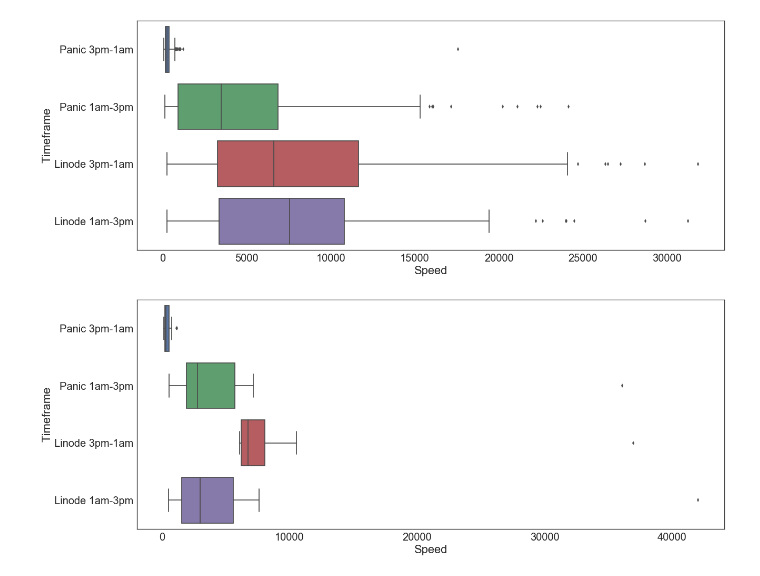
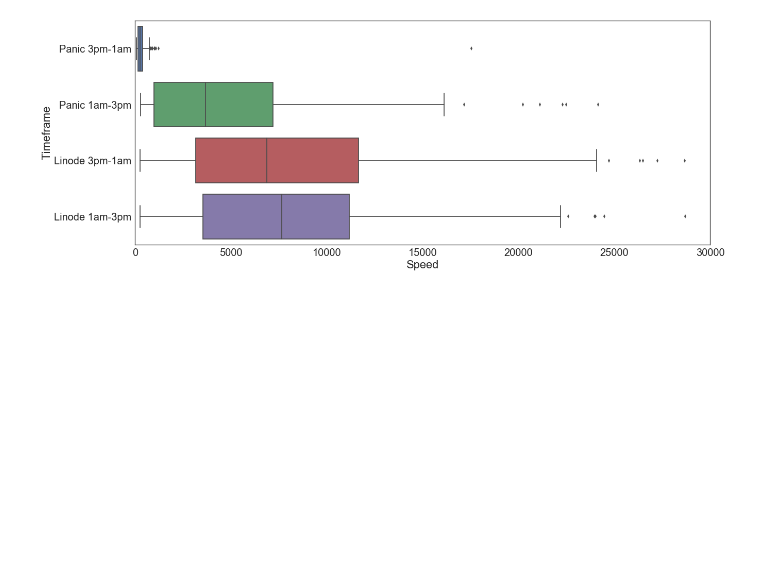
Before and after one commit to panicinc/speed_mystery, a Jupyter notebook: main.ipynb, the cells around one changed output. Saved outputs shown, nothing was run; the diff lists cells and outputs as text; code cells hidden in the pictures; blank space fills up the shorter version.

```diff
--- a/main.ipynb
+++ b/main.ipynb
@@ -20,9 +20,8 @@ df2 = pd.read_csv('part2.log.csv',
                   names=['TS', 'Speed', 'TLD', 'Location'],
                   parse_dates=True)
 
-
-# Filter by speed
-# df1 = df1[df1['Speed'] < 15000]
-# df2 = df2[df2['Speed'] < 15000]
+# remove data outside of our test date range
+df1 = df1.loc['2017-11-20':'2017-11-22']
+df2 = df2.loc['2017-11-20':'2017-11-22']
 # %%
 # remove rows from TLDs with low occurances
@@ -125,34 +138,34 @@ def get_dfs_filtered_by_time(df, label):
     hour = df.index.hour
     selector_l = ((15 <= hour) & (hour <= 23)) | ((0 <= hour) & (hour < 1))
     selector_h = ((1 <= hour) & (hour < 15))
 
     df_l = df[selector_l].assign(Timeframe=f'{label} 3pm-1am')
     df_h = df[selector_h].assign(Timeframe=f'{label} 1am-3pm')
 
     return df_l, df_h
 
 
 def plot_by_tld(df1, df2, tld):
     df1 = df1[df1['TLD'] == tld]
     df2 = df2[df2['TLD'] == tld]
 
     df1_l, df1_h = get_dfs_filtered_by_time(df1, 'Panic')
     df2_l, df2_h = get_dfs_filtered_by_time(df2, 'Linode')
     df_combined = pd.concat([df1_l, df1_h, df2_l, df2_h])
 
     fig, _ = plt.subplots()
     fig.set_figwidth(FIG_WIDTH)
     fig.set_figheight(FIG_HEIGHT)
-    sns.boxplot(data=df_combined, y='Timeframe', x='Speed', orient='h')
+    bp = sns.boxplot(data=df_combined, y='Timeframe', x='Speed', orient='h')
+    _ = bp.set(xlim=(0, 30000))
 
 # filter into 2 buckets 3pm-1am and 1am-3pm
 
 
 plot_by_tld(df1_c, df2_c, 'comcast.net')
 # plot_by_tld(df1_c, df2_c, 'sbcglobal.net')
 # plot_by_tld(df1_c, df2_c, 'rr.com')
 # plot_by_tld(df1_c, df2_c, 'verizon.net')
-plot_by_tld(df1_c, df2_c, 'comcastbusiness.net')
+# plot_by_tld(df1_c, df2_c, 'comcastbusiness.net')
 # %% [output]
-[figure, old version]
+[figure, new version]
-[figure, removed]
```
Also changed, not shown: parts of 3 cells of this notebook.
